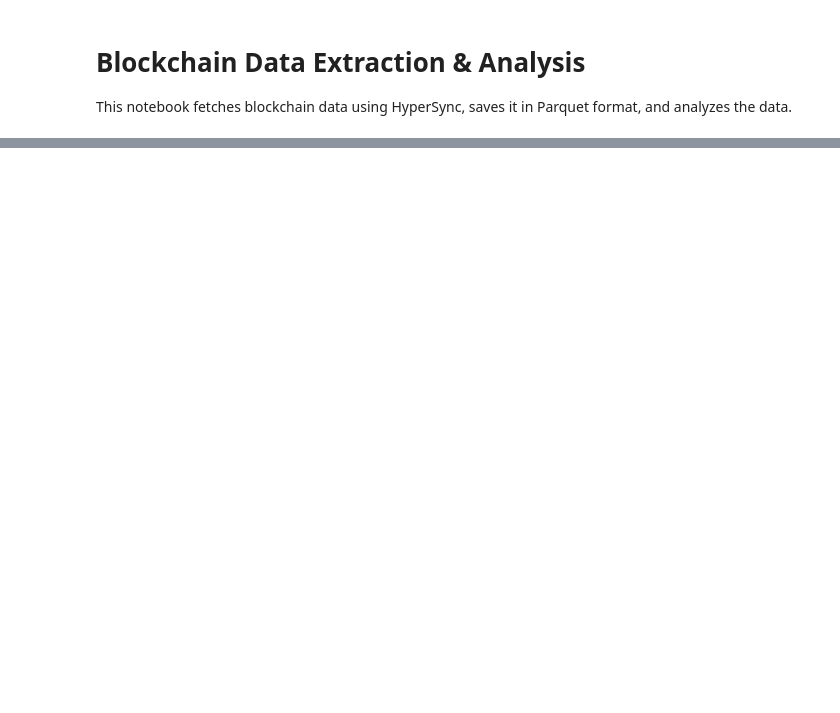
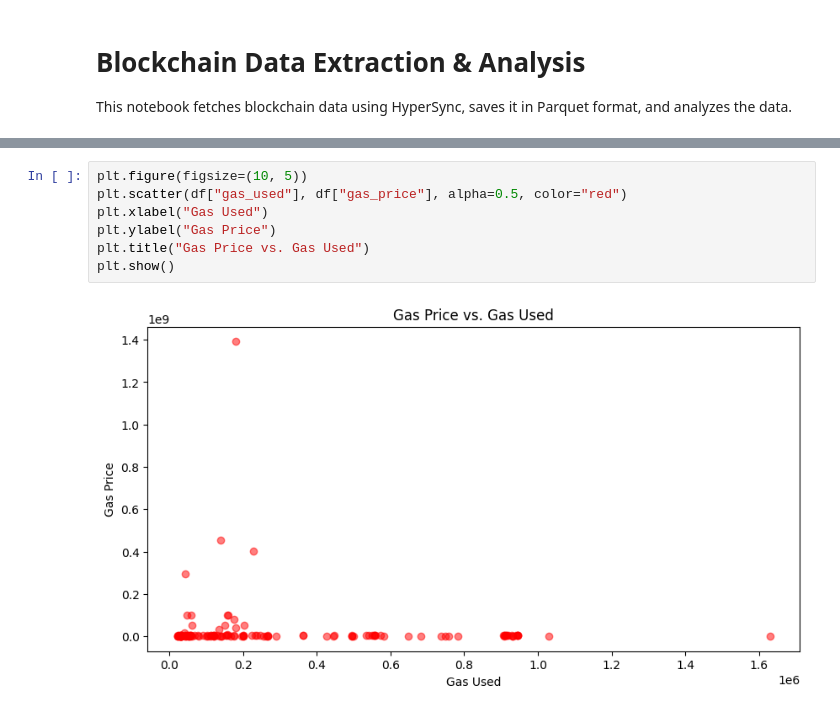
Before and after one commit to mdipanjan/base-model-test, a Jupyter notebook: notebook/blockchain_analysis.ipynb, the cells around one changed output, grey strips where cells are left out. Cells and saved outputs as stored; diff of their text form; blank space fills up the shorter version.

```diff
--- a/notebook/blockchain_analysis.ipynb
+++ b/notebook/blockchain_analysis.ipynb
@@ -131,0 +78,9 @@ None sha3_uncles
+# %%
+plt.figure(figsize=(10, 5))
+plt.scatter(df["gas_used"], df["gas_price"], alpha=0.5, color="red")
+plt.xlabel("Gas Used")
+plt.ylabel("Gas Price")
+plt.title("Gas Price vs. Gas Used")
+plt.show()
+# %% [output]
+[figure, added]
```
Also changed, not shown: parts of 8 cells of this notebook, 2 other files.
